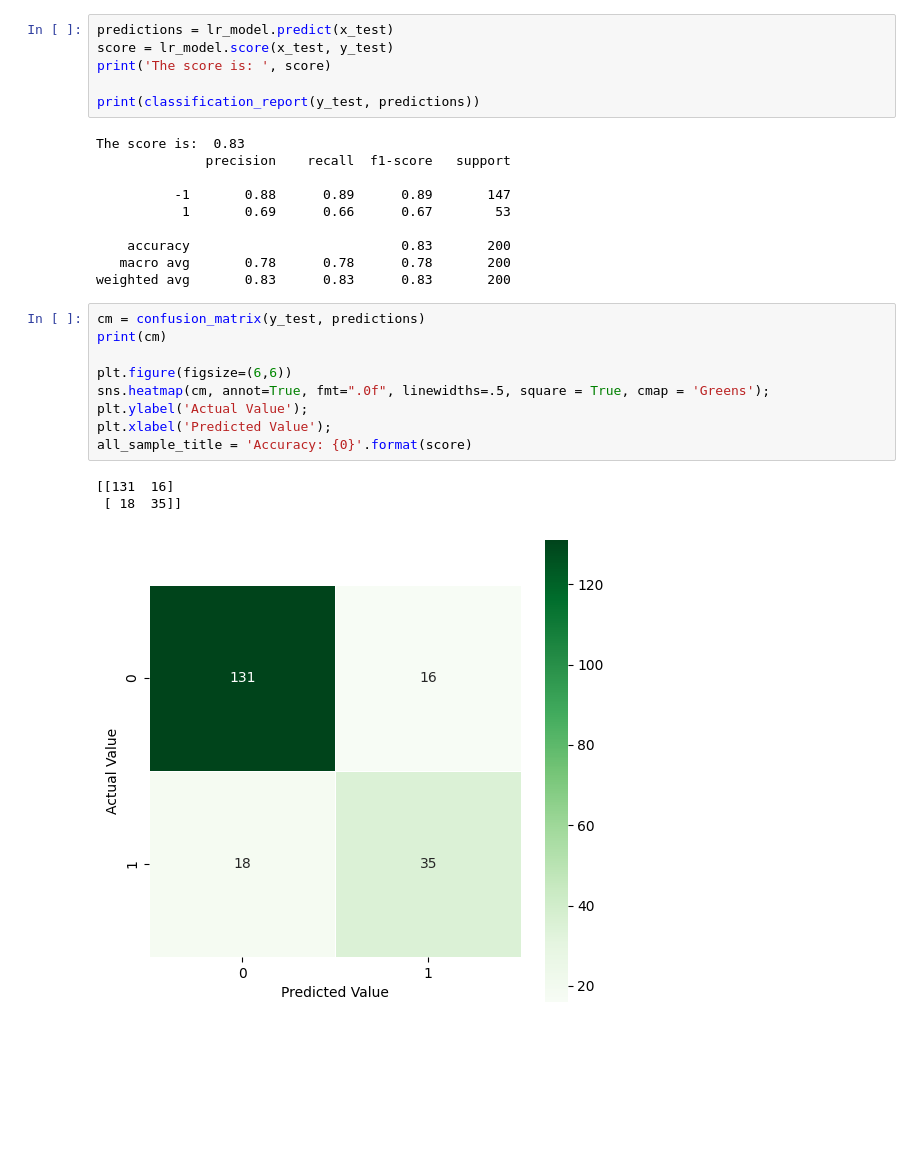
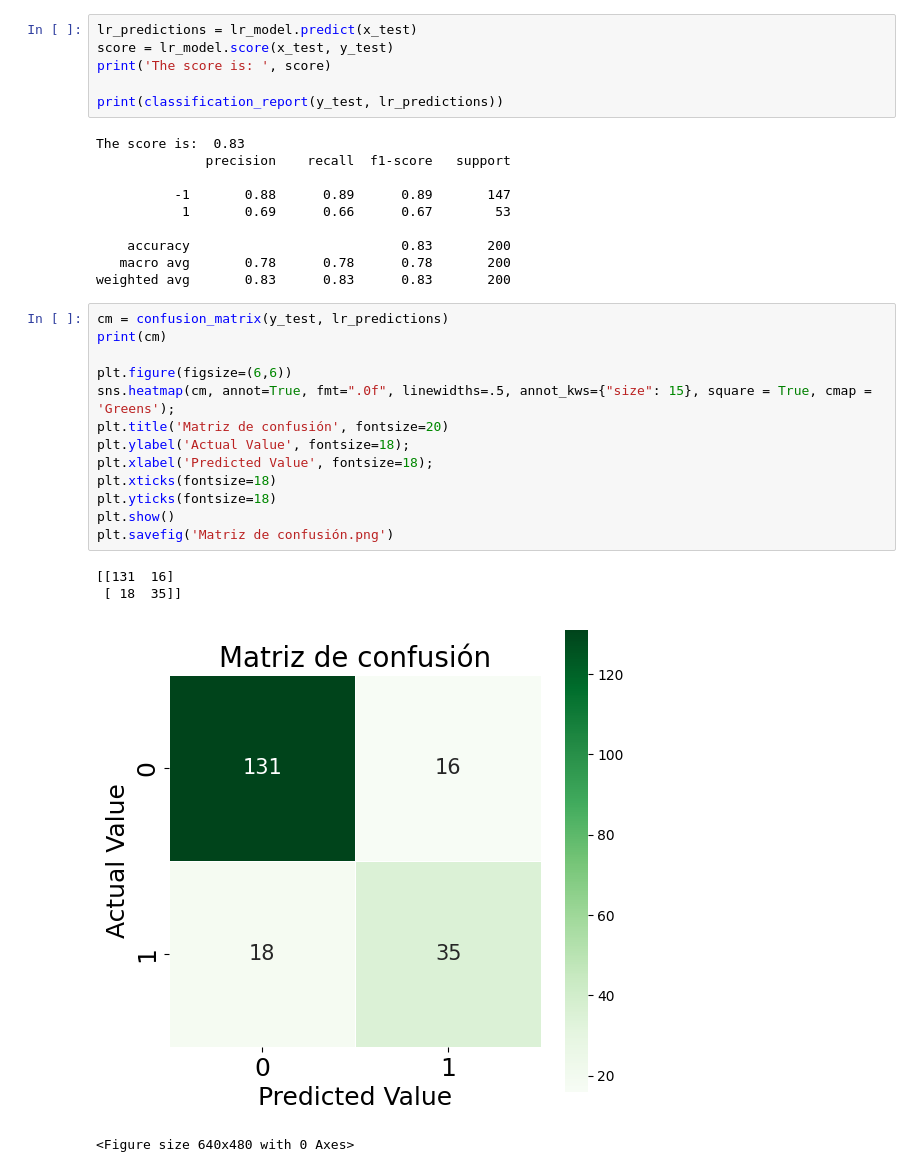
Before and after one commit to jariel17/classification_model_example, a Jupyter notebook: classification_models.ipynb, the cells around one changed output. Saved outputs shown, nothing was run; the diff lists cells and outputs as text; blank space fills up the shorter version.

```diff
--- a/classification_models.ipynb
+++ b/classification_models.ipynb
@@ -111,9 +122,9 @@ Feature: 1, Score: 3.59936
 # %%
-predictions = lr_model.predict(x_test)
+lr_predictions = lr_model.predict(x_test)
 score = lr_model.score(x_test, y_test)
 print('The score is: ', score)
 
-print(classification_report(y_test, predictions))
+print(classification_report(y_test, lr_predictions))
 # %% [output]
 The score is:  0.83
               precision    recall  f1-score   support
@@ -125,15 +136,20 @@ The score is:  0.83
    macro avg       0.78      0.78      0.78       200
 weighted avg       0.83      0.83      0.83       200
 # %%
-cm = confusion_matrix(y_test, predictions)
+cm = confusion_matrix(y_test, lr_predictions)
 print(cm)
 
 plt.figure(figsize=(6,6))
-sns.heatmap(cm, annot=True, fmt=".0f", linewidths=.5, square = True, cmap = 'Greens');
-plt.ylabel('Actual Value');
-plt.xlabel('Predicted Value');
-all_sample_title = 'Accuracy: {0}'.format(score)
+sns.heatmap(cm, annot=True, fmt=".0f", linewidths=.5, annot_kws={"size": 15}, square = True, cmap = 'Greens');
+plt.title('Matriz de confusión', fontsize=20)
+plt.ylabel('Actual Value', fontsize=18);
+plt.xlabel('Predicted Value', fontsize=18);
+plt.xticks(fontsize=18)
+plt.yticks(fontsize=18)
+plt.show()
+plt.savefig('Matriz de confusión.png')
 # %% [output]
 [[131  16]
  [ 18  35]]
-[figure, old version]
+[figure, new version]
+<Figure size 640x480 with 0 Axes>
```
Also changed, not shown: parts of 9 cells of this notebook, 1 other file.
